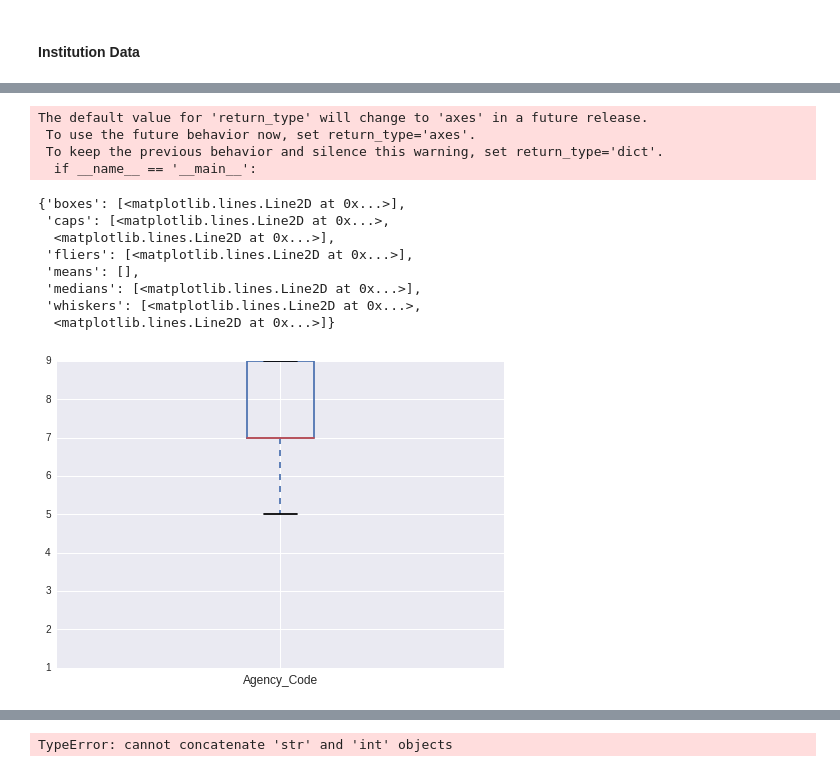
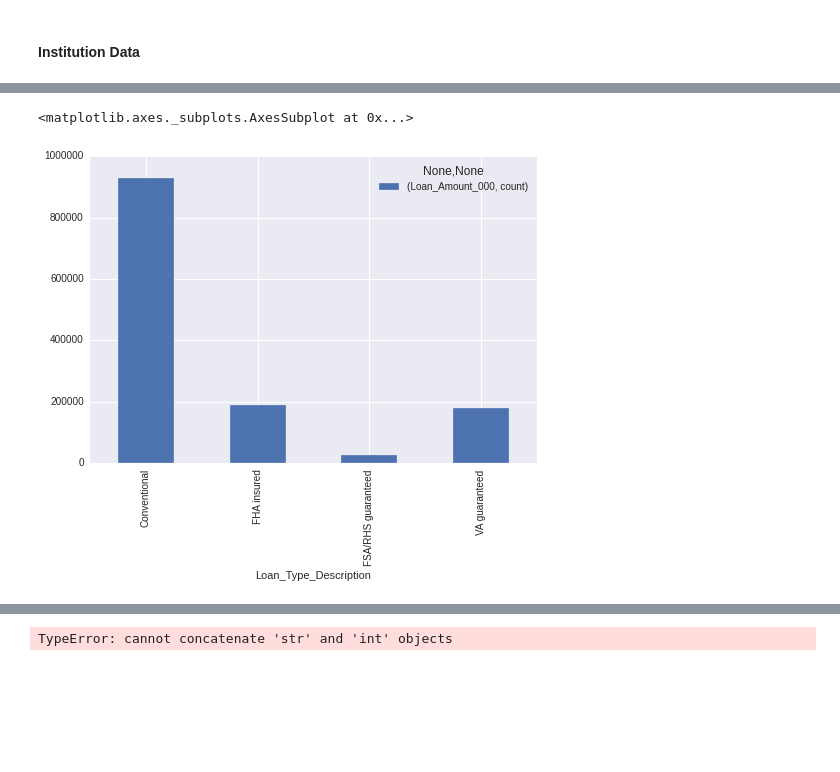
Before and after one commit to jainshubham/notebooks, a Jupyter notebook: Capital_One.ipynb, the cells around one changed output, grey strips where cells are left out. Cells and saved outputs as stored; diff of their text form; code cells hidden in the pictures; blank space fills up the shorter version.

```diff
--- a/Capital_One.ipynb
+++ b/Capital_One.ipynb
@@ -123,17 +83,8 @@ TypeError: 'AxesSubplot' object is not callable
-# %%
-loans_data.boxplot(column='Agency_Code')
-# %% [output]
-The default value for 'return_type' will change to 'axes' in a future release.
- To use the future behavior now, set return_type='axes'.
- To keep the previous behavior and silence this warning, set return_type='dict'.
-  if __name__ == '__main__':
-{'boxes': [<matplotlib.lines.Line2D at 0x...>],
- 'caps': [<matplotlib.lines.Line2D at 0x...>,
-  <matplotlib.lines.Line2D at 0x...>],
- 'fliers': [<matplotlib.lines.Line2D at 0x...>],
- 'means': [],
- 'medians': [<matplotlib.lines.Line2D at 0x...>],
- 'whiskers': [<matplotlib.lines.Line2D at 0x...>,
-  <matplotlib.lines.Line2D at 0x...>]}
-[figure, removed]
+# %%
+agencywize = data[['Loan_Type_Description', 'Loan_Amount_000']]
+agencywize_grouped = agencywize.groupby('Loan_Type_Description').agg(['count'])
+agencywize_grouped.plot(kind='bar')
+# %% [output]
+<matplotlib.axes._subplots.AxesSubplot at 0x...>
+[figure, added]
 # %%
```
Also changed, not shown: parts of 14 cells of this notebook.
